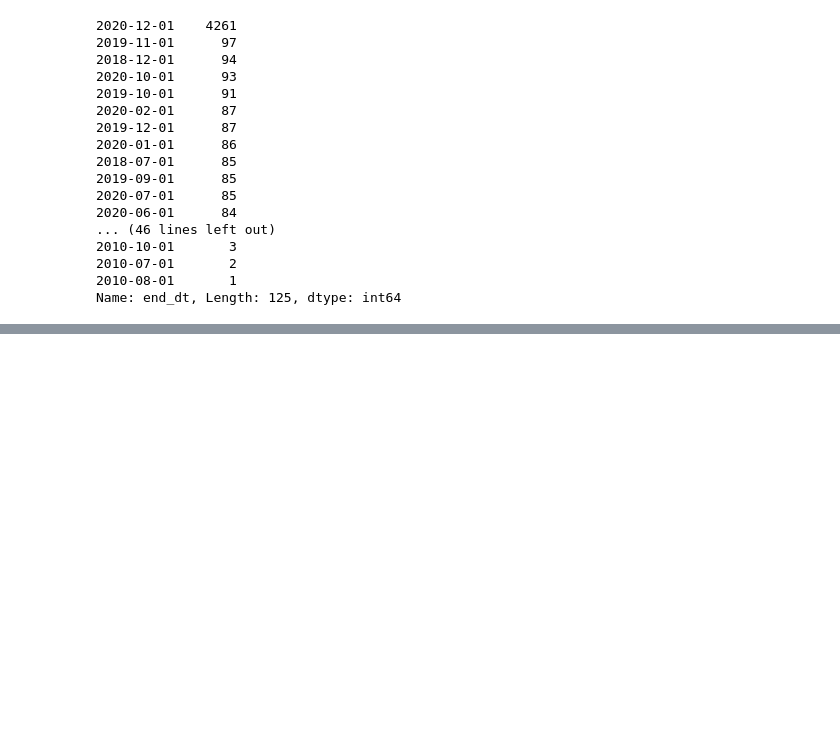
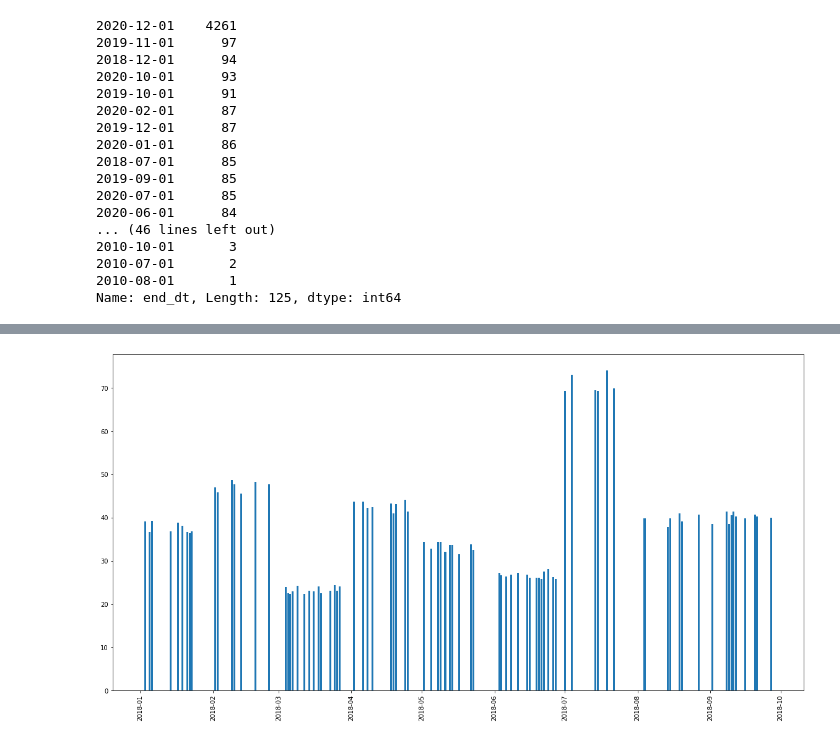
Before and after one commit to conorosully/medium-articles, a Jupyter notebook: src/transaction_data_generator.ipynb, the cells around one changed output, grey strips where cells are left out. Cells and saved outputs as stored; diff of their text form; code cells hidden in the pictures; blank space fills up the shorter version.

```diff
--- a/src/transaction_data_generator.ipynb
+++ b/src/transaction_data_generator.ipynb
@@ -371,0 +510,4 @@ prop_dict
+# %%
+#Won't be able to load entire dataset
+transactions = pd.read_csv('/Users/conorosully/Desktop/transactions.csv')
+transactions.head()
@@ -371,0 +572,5 @@ prop_dict
+# %%
+customer = transactions[(transactions.CUST_ID=='CP8JUUQ277') &(transactions.YEAR==2018)]
+customer["DATE"] = pd.to_datetime(customer["DATE"])
+print(len(customer))
+customer.head()
@@ -371,0 +589,4 @@ prop_dict
+# %%
+exp_types = ['Groceries','Clothing','Housing','Education','Health',
+             'Motor/Travel','Entertainment','Gambling','Savings',
+             'Bills and Utilities','Tax','Fines']
@@ -371,0 +613,7 @@ prop_dict
+# %%
+plt.figure(figsize=(20, 10))
+plt.bar(x = 'DATE', height='AMOUNT',data=customer[customer.EXP_TYPE ==exp_types[0]])
+plt.xticks(rotation=90)
+print()
+# %% [output]
+[figure, added]
```
Also changed, not shown: parts of 29 cells of this notebook.
